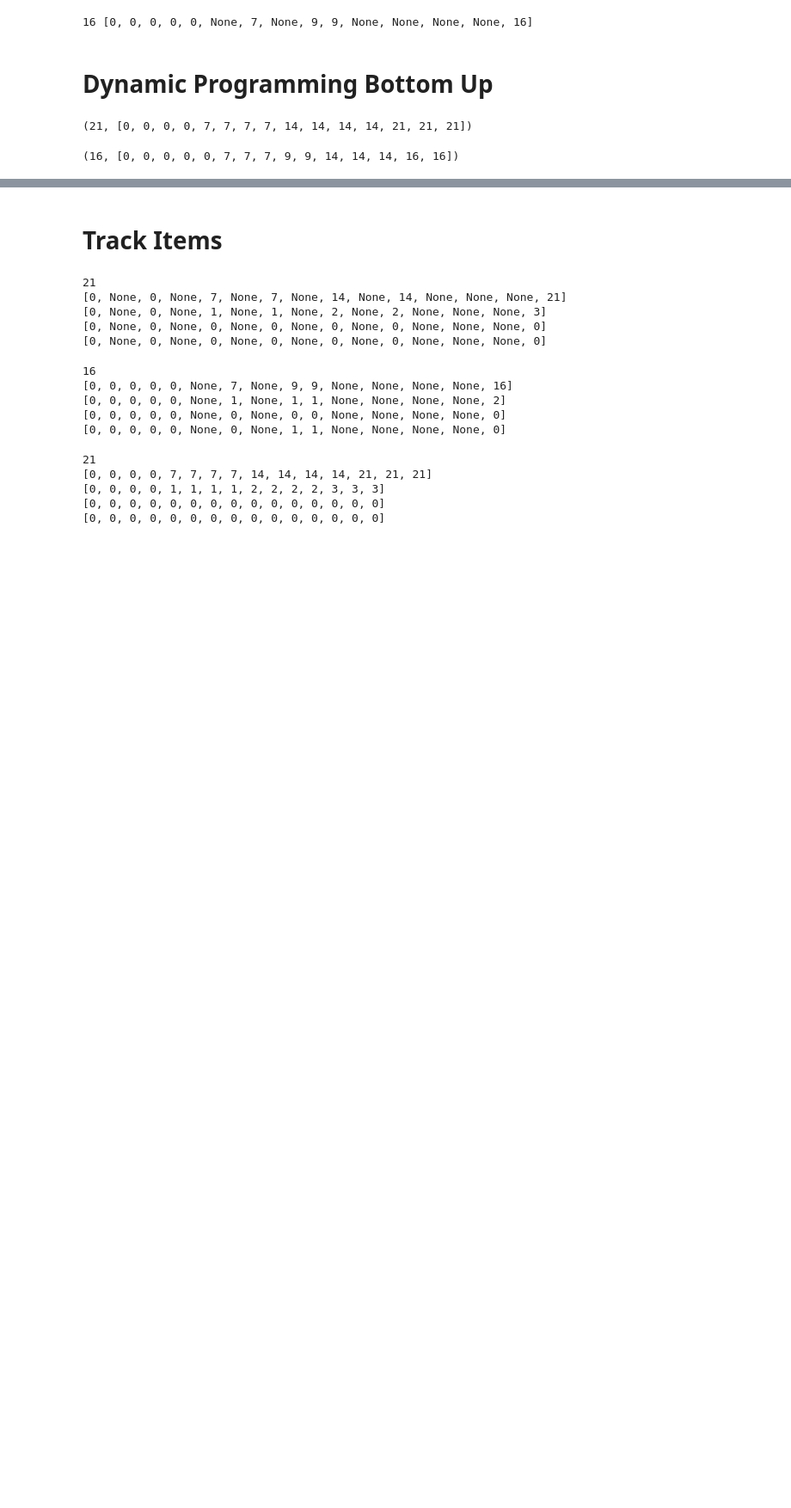
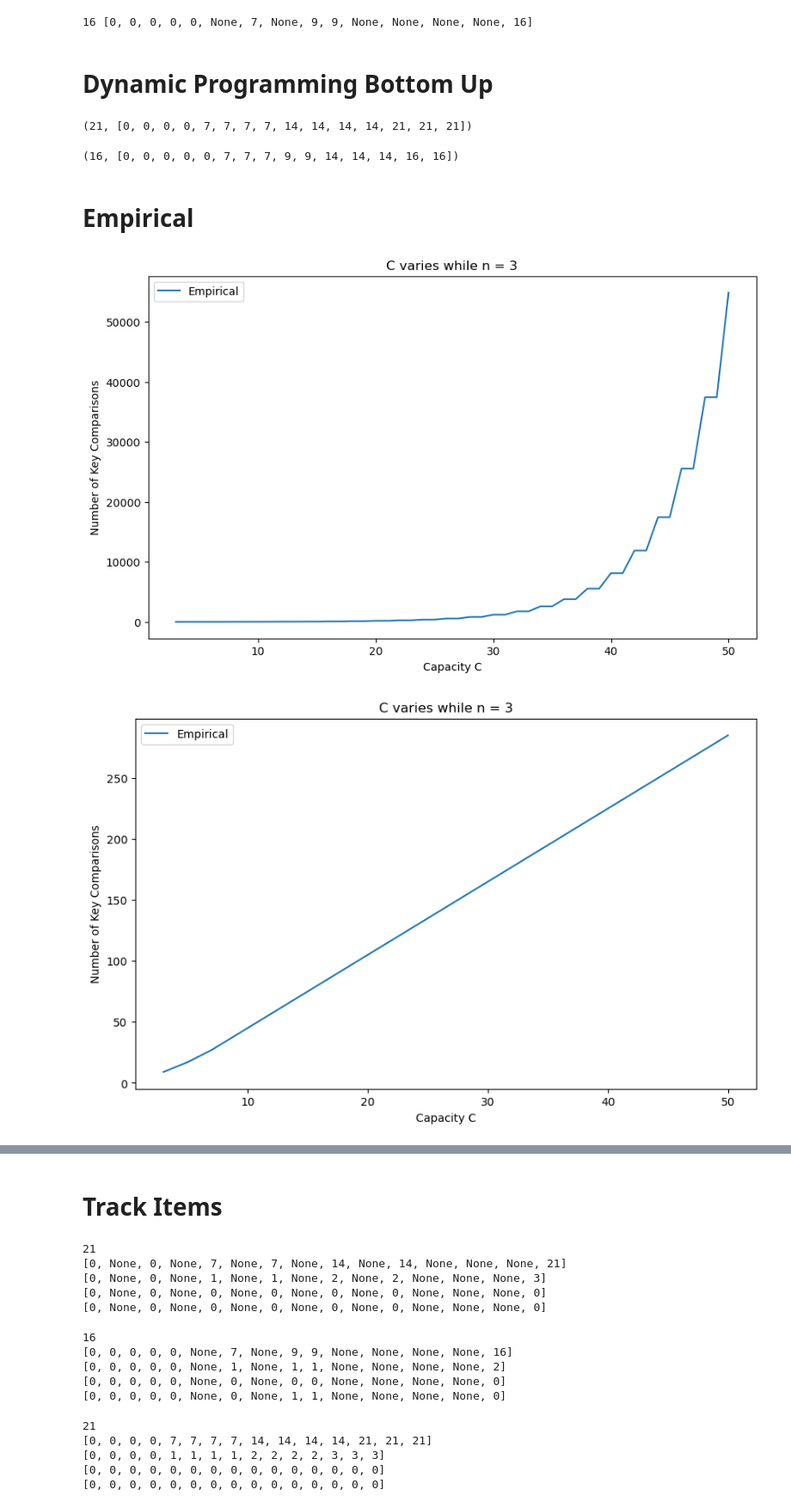
Before and after one commit to TiangSoonYong/SC2001-Team-7, a Jupyter notebook: Example 3/Example 3.ipynb, the cells around one changed output, grey strips where cells are left out. Shown at 86% size. Saved outputs shown, nothing was run; the diff lists cells and outputs as text; code cells hidden in the pictures; blank space fills up the shorter version.

```diff
--- a/Example 3/Example 3.ipynb
+++ b/Example 3/Example 3.ipynb
@@ -64,3 +64,5 @@ S = [None]*(C+1)
 print(P_DP_BU(C, W, P, S))
 # %% [output]
 (16, [0, 0, 0, 0, 0, 7, 7, 7, 9, 9, 14, 14, 14, 16, 16])
+# %% [markdown]
+# Empirical
@@ -66,0 +105,51 @@ print(P_DP_BU(C, W, P, S))
+# %%
+W = [4,6,8]
+P = [7,6,9]
+n = len(W)
+CArr1 = np.arange(n,50+1,1)
+
+KCArr1=[]
+KCArr2=[]
+
+for C in CArr1:
+    KC = 0
+    P_R_KC(C, W, P)
+    KCArr1.append(KC)
+
+    KC = 0
+    P_DP_BU_KC(C, W, P)
+    KCArr2.append(KC)
+
+plt.figure(figsize=(10,6))
+plt.plot(CArr1, KCArr1, label = "Empirical")
+plt.xlabel("Capacity C")
+plt.ylabel("Number of Key Comparisons")
+plt.title("C varies while n = {}".format(n))
+plt.legend()
+plt.show()
+
+plt.figure(figsize=(10,6))
+plt.plot(CArr1, KCArr2, label = "Empirical")
+plt.xlabel("Capacity C")
+plt.ylabel("Number of Key Comparisons")
+plt.title("C varies while n = {}".format(n))
+plt.legend()
+plt.show()
+
+CArr2 = np.arange(10,10000+1,100)
+KCArr2=[]
+for C in CArr2:
+    KC = 0
+    P_DP_BU_KC(C, W, P)
+    KCArr2.append(KC)
+
+plt.figure(figsize=(10,6))
+plt.plot(CArr2, KCArr2, label = "Empirical")
+plt.xlabel("Capacity C")
+plt.ylabel("Number of Key Comparisons")
+plt.title("C varies while n = {}".format(n))
+plt.legend()
+plt.show()
+# %% [output]
+[figure, added]
+[figure, added]
```
Also changed, not shown: parts of 3 cells of this notebook.
